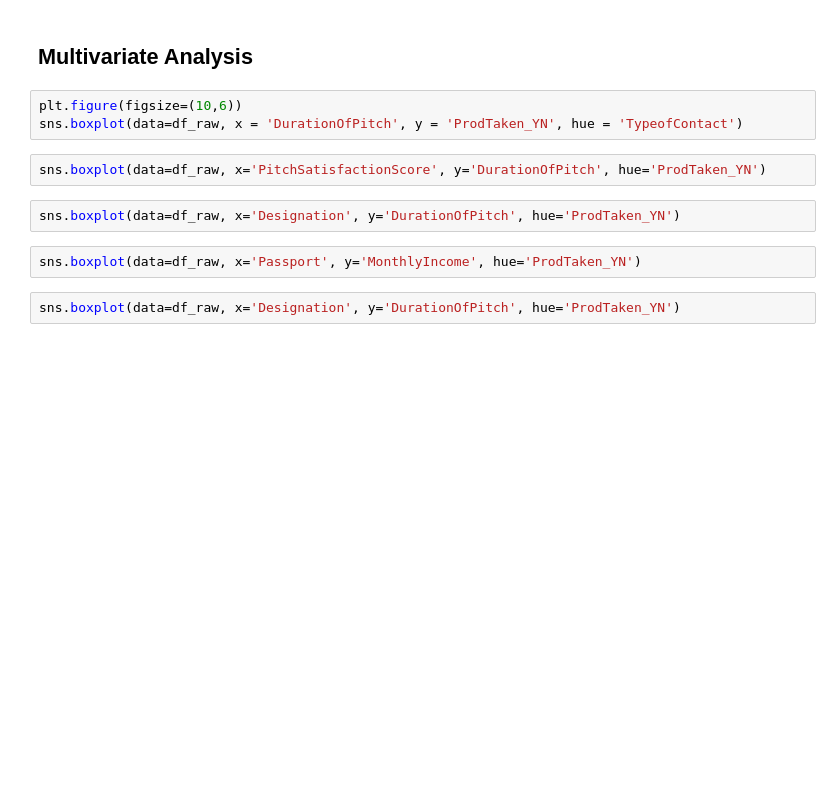
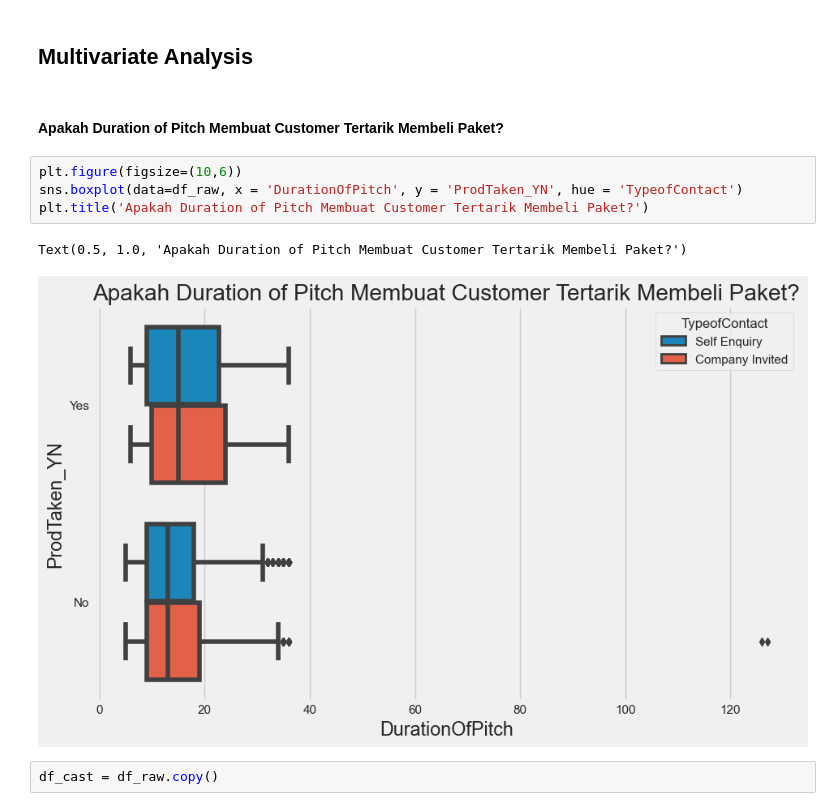
Before and after one commit to damaraira/ByteBenders, a Jupyter notebook: Updated_Holiday_packages_lim.ipynb, the cells around one changed output. Cells and saved outputs as stored; diff of their text form; blank space fills up the shorter version.

```diff
--- a/Updated_Holiday_packages_lim.ipynb
+++ b/Updated_Holiday_packages_lim.ipynb
@@ -467,13 +516,13 @@ MonthlyIncome: Terdapat perbedaan signifikan antara grup 'ProdTaken' berdasarkan
 # %% [markdown]
 ## Multivariate Analysis
+# %% [markdown]
+#### Apakah Duration of Pitch Membuat Customer Tertarik Membeli Paket?
 # %%
 plt.figure(figsize=(10,6))
 sns.boxplot(data=df_raw, x = 'DurationOfPitch', y = 'ProdTaken_YN', hue = 'TypeofContact')
+plt.title('Apakah Duration of Pitch Membuat Customer Tertarik Membeli Paket?')
+# %% [output]
+Text(0.5, 1.0, 'Apakah Duration of Pitch Membuat Customer Tertarik Membeli Paket?')
+[figure, added]
-# %%
-sns.boxplot(data=df_raw, x='PitchSatisfactionScore', y='DurationOfPitch', hue='ProdTaken_YN')
-# %%
-sns.boxplot(data=df_raw, x='Designation', y='DurationOfPitch', hue='ProdTaken_YN')
-# %%
-sns.boxplot(data=df_raw, x='Passport', y='MonthlyIncome', hue='ProdTaken_YN')
-# %%
-sns.boxplot(data=df_raw, x='Designation', y='DurationOfPitch', hue='ProdTaken_YN')
+# %%
+df_cast = df_raw.copy()
```
Also changed, not shown: parts of 31 cells of this notebook, 1 other file.
